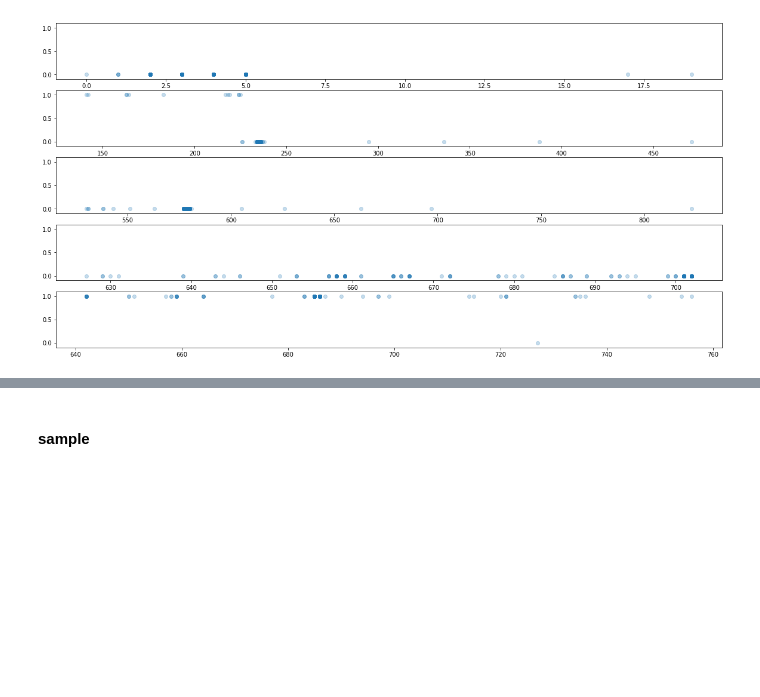
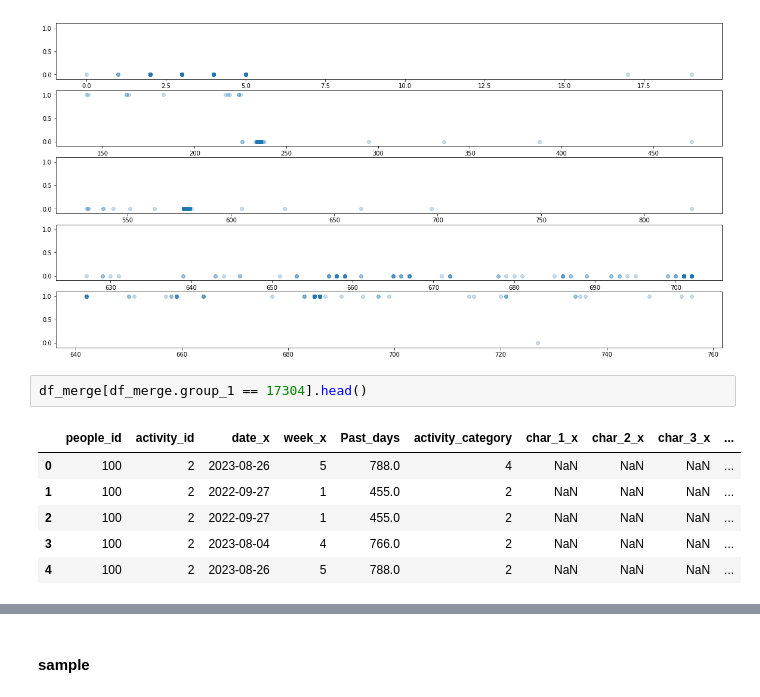
Before and after one commit to sooooner/dss_team_project_ML, a Jupyter notebook: red_hat/sooner.ipynb, the cells around one changed output, grey strips where cells are left out. Saved outputs shown, nothing was run; the diff lists cells and outputs as text; blank space fills up the shorter version.

```diff
--- a/red_hat/sooner.ipynb
+++ b/red_hat/sooner.ipynb
@@ -222,3 +229,12 @@ for i, ppl in enumerate([294918, 370270, 105739, 54699, 64887]):
 plt.show()
 # %% [output]
 [figure]
+# %%
+df_merge[df_merge.group_1 == 17304].head()
+# %% [output]
+|  | people_id | activity_id | date_x | week_x | Past_days | activity_category | char_1_x | char_2_x | char_3_x | ... |
+| 0 | 100 | 2 | 2023-08-26 | 5 | 788.0 | 4 | NaN | NaN | NaN | ... |
+| 1 | 100 | 2 | 2022-09-27 | 1 | 455.0 | 2 | NaN | NaN | NaN | ... |
+| 2 | 100 | 2 | 2022-09-27 | 1 | 455.0 | 2 | NaN | NaN | NaN | ... |
+| 3 | 100 | 2 | 2023-08-04 | 4 | 766.0 | 2 | NaN | NaN | NaN | ... |
+| 4 | 100 | 2 | 2023-08-26 | 5 | 788.0 | 2 | NaN | NaN | NaN | ... |
```
Also changed, not shown: parts of 69 cells of this notebook.
